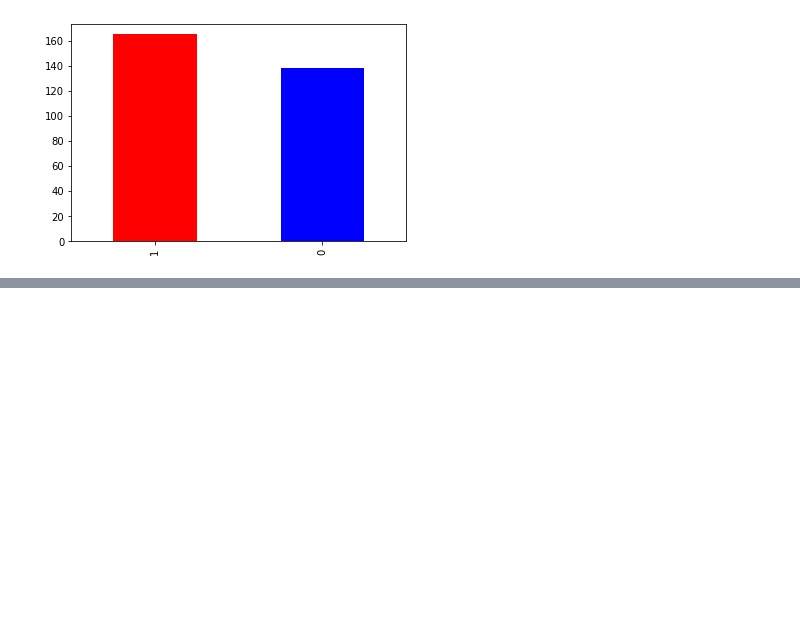
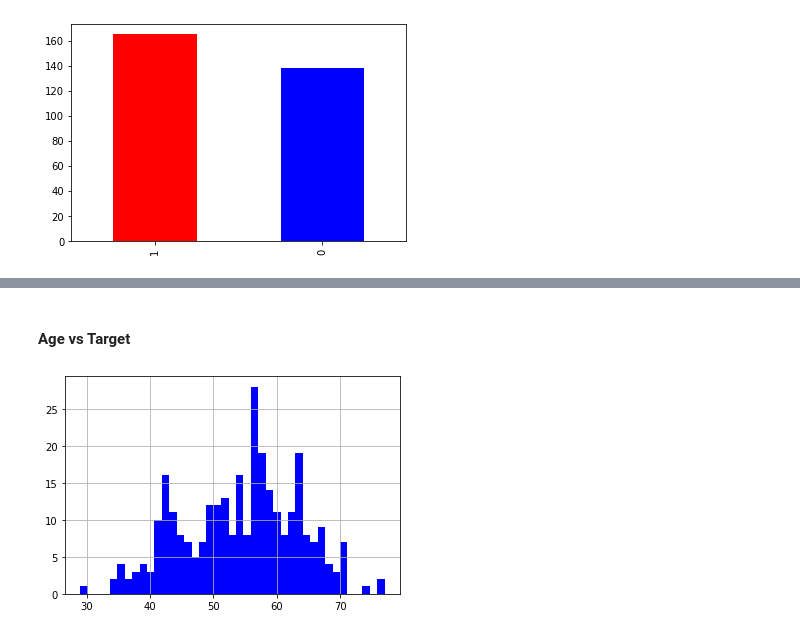
Before and after one commit to crysqrlkys/heart-disease-classification, a Jupyter notebook: notebooks/heart-disease-classification.ipynb, the cells around one changed output, grey strips where cells are left out. Cells and saved outputs as stored; diff of their text form; code cells hidden in the pictures; blank space fills up the shorter version.

```diff
--- a/notebooks/heart-disease-classification.ipynb
+++ b/notebooks/heart-disease-classification.ipynb
@@ -159,0 +191,6 @@ df.describe()
+# %% [markdown]
+#### Age vs Target
+# %%
+df.age.hist(color='blue', bins=len(pd.unique(df.age)));
+# %% [output]
+[figure, added]
```
Also changed, not shown: parts of 20 cells of this notebook.
